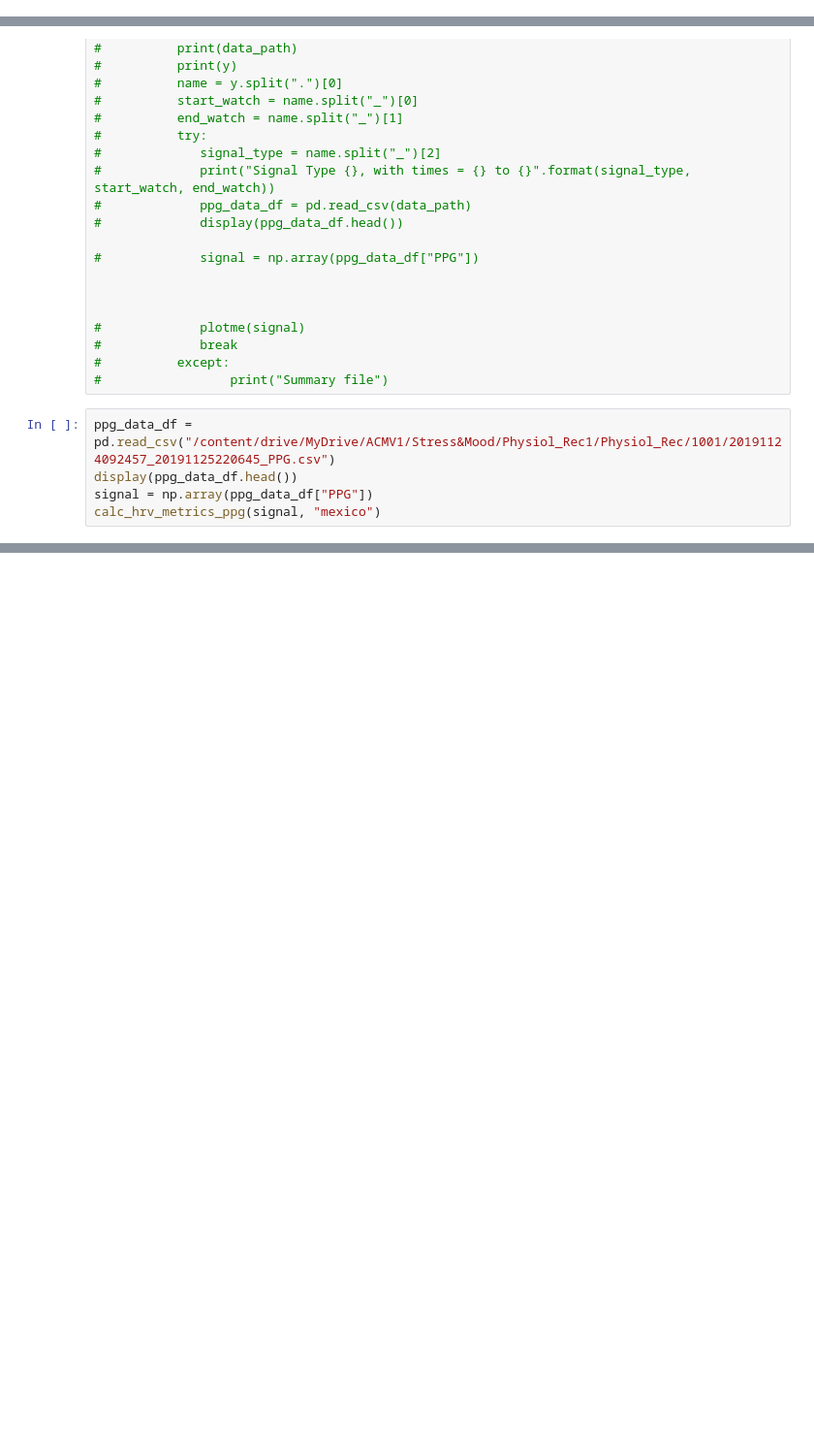
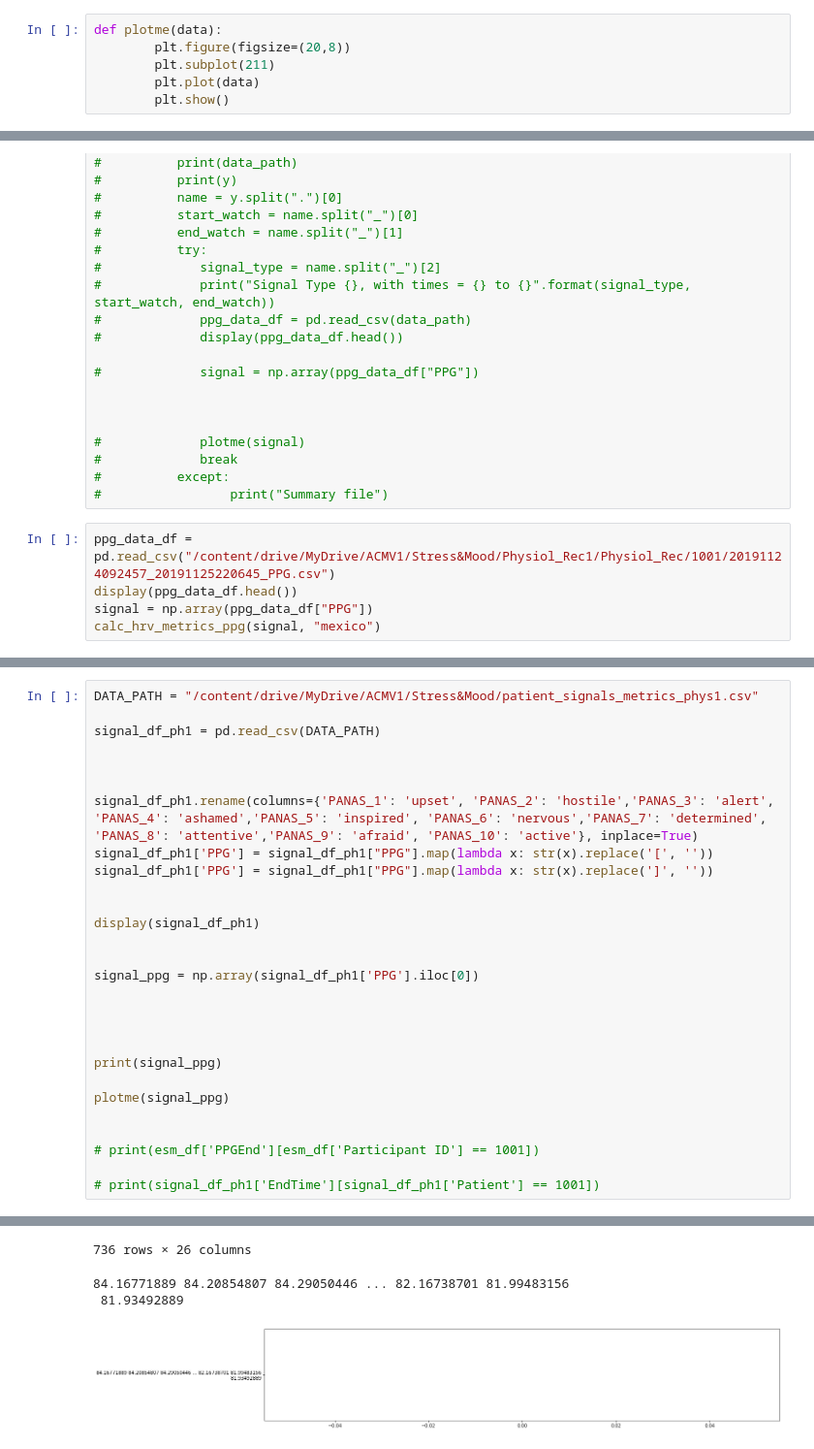
Before and after one commit to prophets-of-eternity/summer-2021-v3, a Jupyter notebook: ACM_PP_v1.ipynb, the cells around one changed output, grey strips where cells are left out. Shown: that part at 97% size. Cells and saved outputs as stored; diff of their text form; blank space fills up the shorter version.

```diff
--- a/ACM_PP_v1.ipynb
+++ b/ACM_PP_v1.ipynb
@@ -191,3 +171,9 @@ def plotme(data):
+# %%
+def plotme(data):
+        plt.figure(figsize=(20,8))
+        plt.subplot(211)
+        plt.plot(data)
+        plt.show()
 # %%
 def timeslice(time):
   year = time[0:4]
@@ -490,0 +484,29 @@ True
+# %%
+DATA_PATH = "/content/drive/MyDrive/ACMV1/Stress&Mood/patient_signals_metrics_phys1.csv"
+
+signal_df_ph1 = pd.read_csv(DATA_PATH)
+
+
+
+signal_df_ph1.rename(columns={'PANAS_1': 'upset', 'PANAS_2': 'hostile','PANAS_3': 'alert', 'PANAS_4': 'ashamed','PANAS_5': 'inspired', 'PANAS_6': 'nervous','PANAS_7': 'determined', 'PANAS_8': 'attentive','PANAS_9': 'afraid', 'PANAS_10': 'active'}, inplace=True)
+signal_df_ph1['PPG'] = signal_df_ph1["PPG"].map(lambda x: str(x).replace('[', ''))
+signal_df_ph1['PPG'] = signal_df_ph1["PPG"].map(lambda x: str(x).replace(']', ''))
+
+
+display(signal_df_ph1)
+
+
+signal_ppg = np.array(signal_df_ph1['PPG'].iloc[0])
+
+
+
+
+print(signal_ppg)
+
+plotme(signal_ppg)
+
+
+# print(esm_df['PPGEnd'][esm_df['Participant ID'] == 1001])
+
+# print(signal_df_ph1['EndTime'][signal_df_ph1['Patient'] == 1001])
+# %% [output]
@@ -490,0 +525,4 @@ True
+736 rows × 26 columns
+84.16771889 84.20854807 84.29050446 ... 82.16738701 81.99483156
+ 81.93492889
+[figure, added]
```
Also changed, not shown: parts of 9 cells of this notebook.
